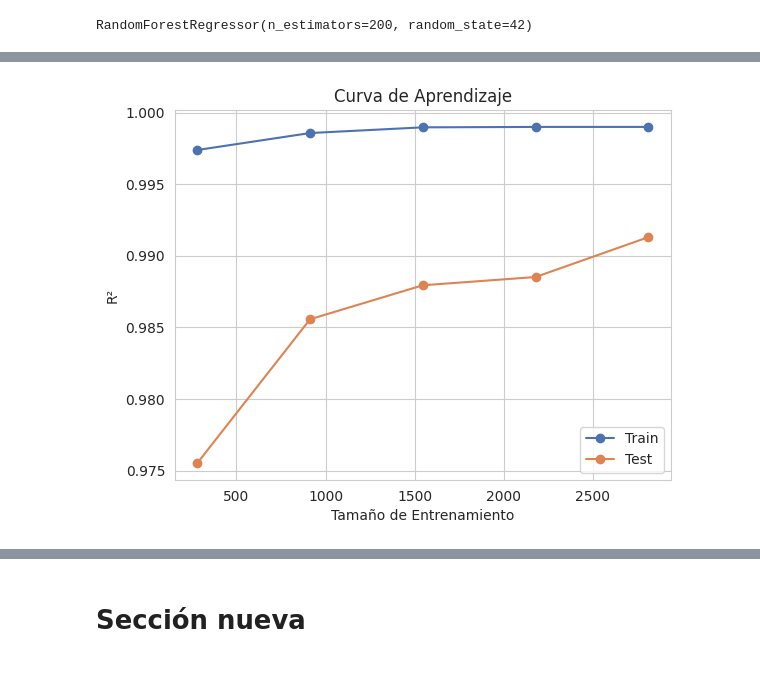
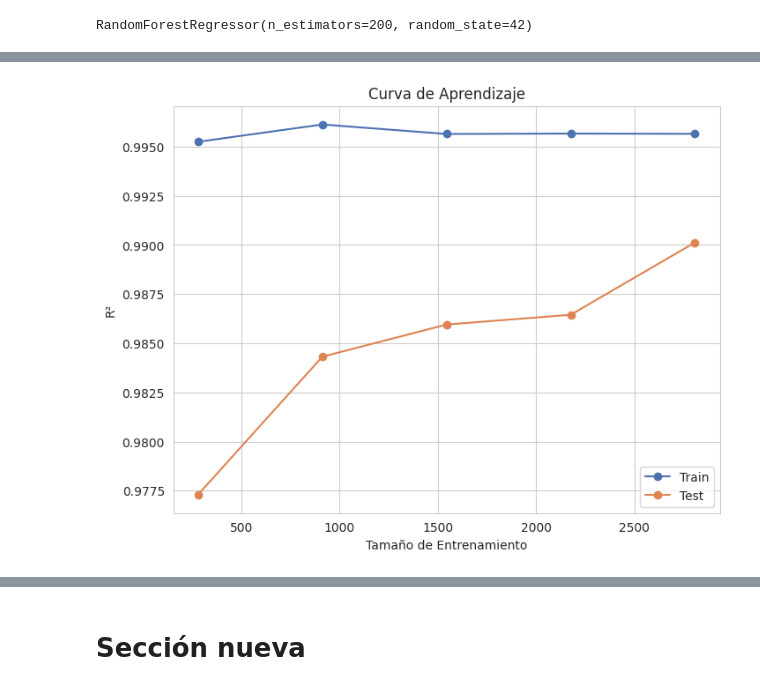
Before and after one commit to estemartinez87-cell/ProyectoConsumodeCafeI-MartinezEstela, a Jupyter notebook: Analisis_del_consumo_del_cafe.ipynb, the cells around one changed output, grey strips where cells are left out. Drawn from its saved outputs; the diff is of its cells as text; code cells hidden in the pictures.

```diff
--- a/Analisis_del_consumo_del_cafe.ipynb
+++ b/Analisis_del_consumo_del_cafe.ipynb
@@ -862,15 +842,54 @@ plt.show()
-# %%
-from sklearn.model_selection import learning_curve
-from sklearn.model_selection import ShuffleSplit
-
-train_sizes, train_scores, test_scores = learning_curve(rf, X, y, cv=5, scoring='r2', train_sizes=np.linspace(0.1,1.0,5))
-plt.plot(train_sizes, np.mean(train_scores, axis=1), 'o-', label='Train')
-plt.plot(train_sizes, np.mean(test_scores, axis=1), 'o-', label='Test')
-plt.xlabel("Tamaño de Entrenamiento")
-plt.ylabel("R²")
-plt.title("Curva de Aprendizaje")
-plt.legend()
-plt.show()
-# %% [output]
-[figure, removed]
+# %%
+from sklearn.model_selection import learning_curve
+from sklearn.model_selection import ShuffleSplit
+from sklearn.ensemble import RandomForestRegressor
+from sklearn.model_selection import train_test_split
+import numpy as np
+import matplotlib.pyplot as plt
+
+# Ensure X and y are defined. Assuming they are available from previous cells.
+# If not, you might need to re-run the data processing and model setup cells.
+try:
+    X.head() # Check if X is a DataFrame
+    y.head() # Check if y is a Series
+except NameError:
+    print("Error: X or y not defined. Please ensure the data processing and model setup cells were run.")
+    # You might need to add code here to re-load and process the data if X and y are missing.
+
+# Re-train the Random Forest model within this cell's scope
+# Assuming X_selected and y_fs are available from cell J5n9GIArj4vh
+try:
+    X_selected.head()
+    y_fs.head()
+    X_train, X_test, y_train, y_test = train_test_split(X_selected, y_fs, test_size=0.2, random_state=42)
+    rf = RandomForestRegressor(n_estimators=200, random_state=42)
+    rf.fit(X_train, y_train)
+except NameError:
+    print("Error: X_selected or y_fs not defined. Please ensure the feature selection cell was run.")
+    # You might need to add code here to re-run feature selection if X_selected and y_fs are missing.
+except Exception as e:
+    print(f"An error occurred during Random Forest training: {e}")
+
+
+# Generate learning curve
+# Use X and y from the global scope (or re-loaded/processed within this cell)
+if 'rf' in locals(): # Check if the model was successfully trained
+    try:
+        train_sizes, train_scores, test_scores = learning_curve(rf, X_selected, y_fs, cv=5, scoring='r2', train_sizes=np.linspace(0.1,1.0,5))
+
+        plt.figure(figsize=(8,6))
+        plt.plot(train_sizes, np.mean(train_scores, axis=1), 'o-', label='Train')
+        plt.plot(train_sizes, np.mean(test_scores, axis=1), 'o-', label='Test')
+        plt.xlabel("Tamaño de Entrenamiento")
+        plt.ylabel("R²")
+        plt.title("Curva de Aprendizaje")
+        plt.legend()
+        plt.grid(True)
+        plt.show()
+    except Exception as e:
+        print(f"An error occurred during learning curve generation: {e}")
+else:
+    print("Learning curve could not be generated because the Random Forest model was not trained successfully.")
+# %% [output]
+[figure, added]
 # %% [markdown]
```
Also changed, not shown: parts of 18 cells of this notebook.
